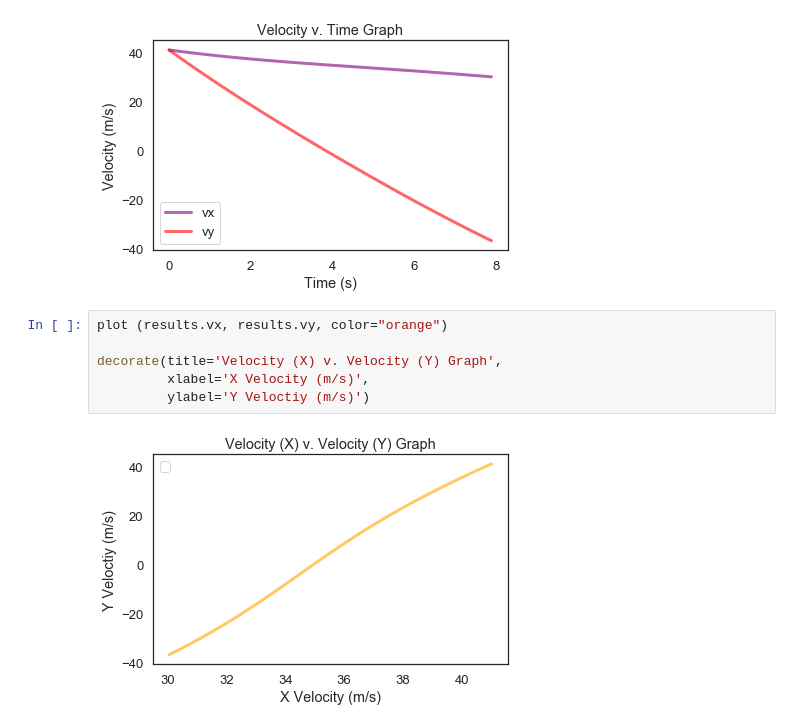
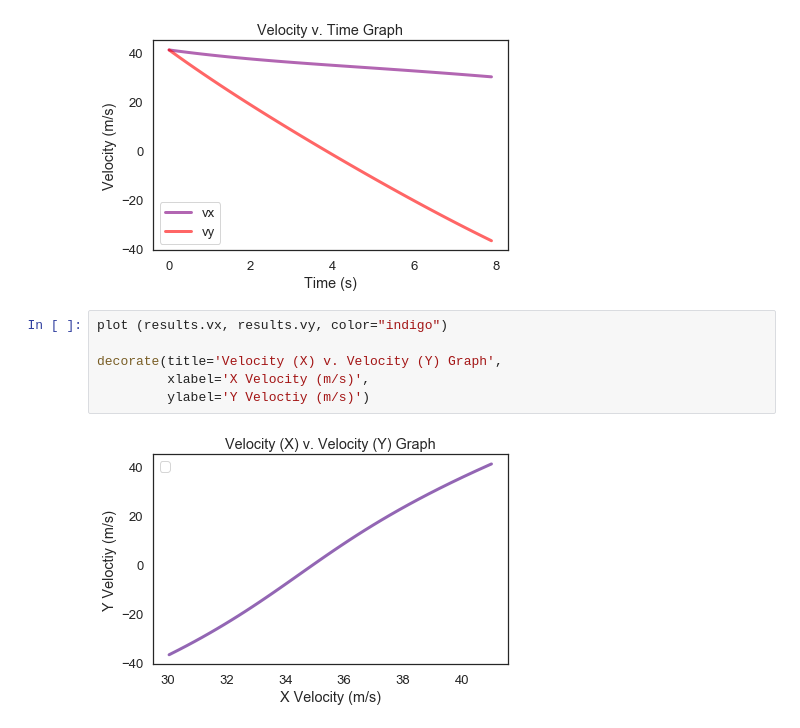
Before and after one commit to Riya-1/ModSim-Project3, a Jupyter notebook: Project 3 - Odalys and Riya.ipynb, the cells around one changed output. Cells and saved outputs as stored; diff of their text form.

```diff
--- a/Project 3 - Odalys and Riya.ipynb
+++ b/Project 3 - Odalys and Riya.ipynb
@@ -254,10 +282,10 @@ decorate(title='Velocity v. Time Graph',
 # %% [output]
 [figure]
 # %%
-plot (results.vx, results.vy, color="orange")
+plot (results.vx, results.vy, color="indigo")
 
 decorate(title='Velocity (X) v. Velocity (Y) Graph',
          xlabel='X Velocity (m/s)',
          ylabel='Y Veloctiy (m/s)')
 # %% [output]
-[figure, old version]
+[figure, new version]
```
Also changed, not shown: parts of 9 cells of this notebook.
